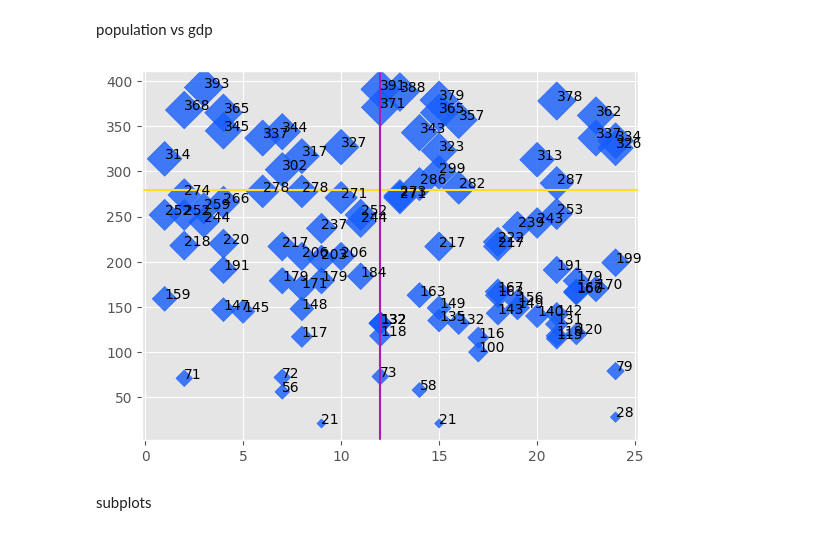
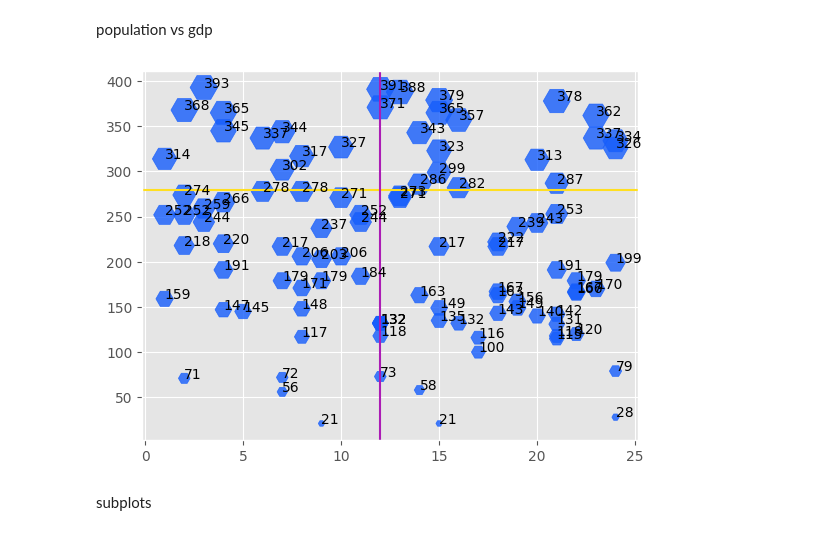
Before and after one commit to Ganesh20000/100_day_of_code, a Jupyter notebook: matplotlib/session24.ipynb, the cells around one changed output. Saved outputs shown, nothing was run; the diff lists cells and outputs as text; code cells hidden in the pictures.

```diff
--- a/matplotlib/session24.ipynb
+++ b/matplotlib/session24.ipynb
@@ -172,14 +172,14 @@ Text(0.5, 1.0, 'average and strike rate comparison')
 # %% [markdown]
 population vs gdp
 # %%
-plt.scatter(df['population'],df['gdp'],s=df['gdp'],color='#155DFC',alpha=0.8,marker='D')
+plt.scatter(df['population'],df['gdp'],s=df['gdp'],color='#155DFC',alpha=0.8,marker='H')
 
 plt.axhline(280,color='#FFDF20')
 plt.axvline(12,color='#AB1CB5')
 for i in range(df.shape[0]):
     plt.text(df['population'].values[i],df['gdp'].values[i],df['gdp'].values[i])
 # %% [output]
-[figure, old version]
+[figure, new version]
 # %% [markdown]
 subplots
 # %%
```
Also changed, not shown: parts of 8 cells of this notebook.
